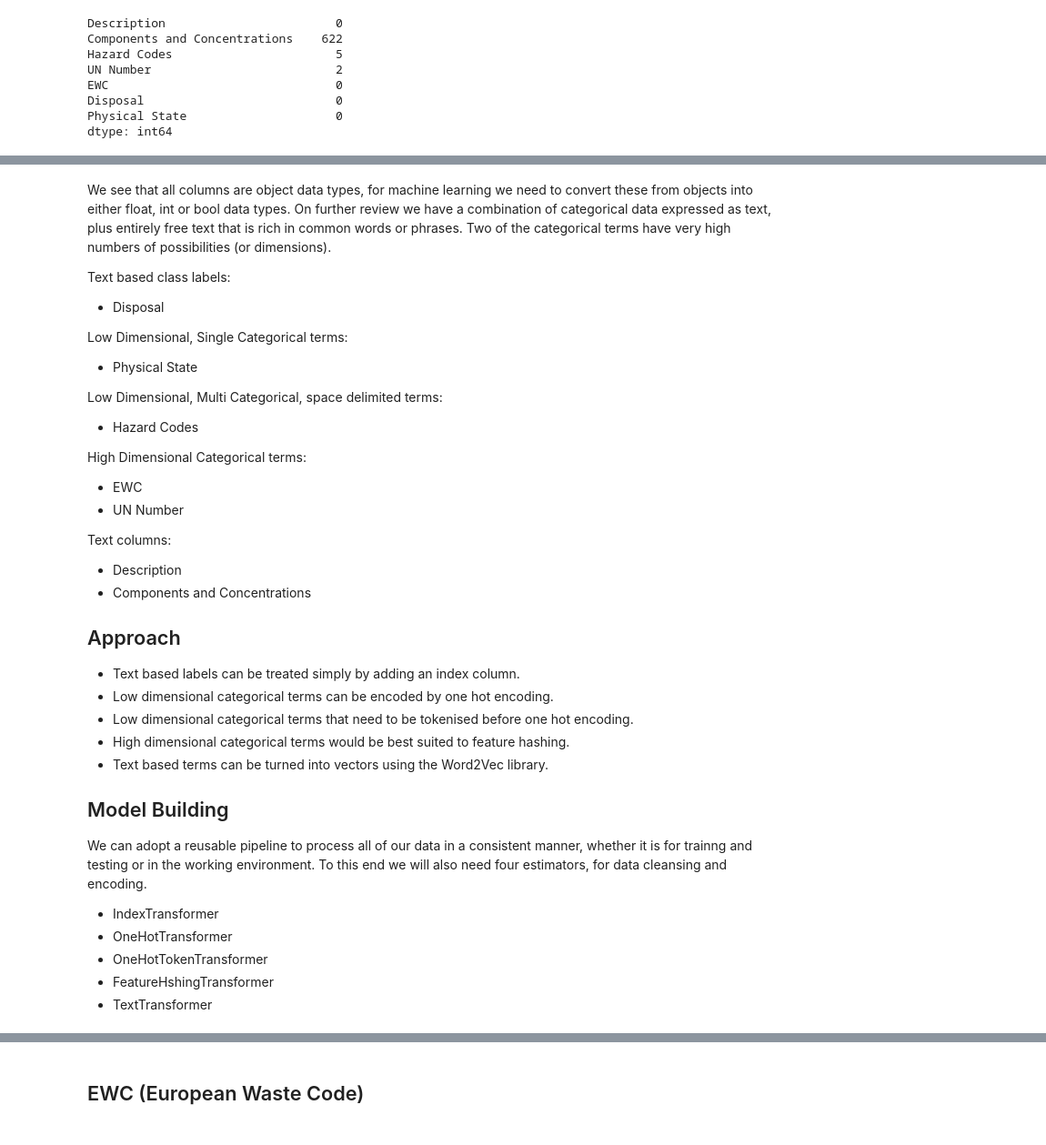
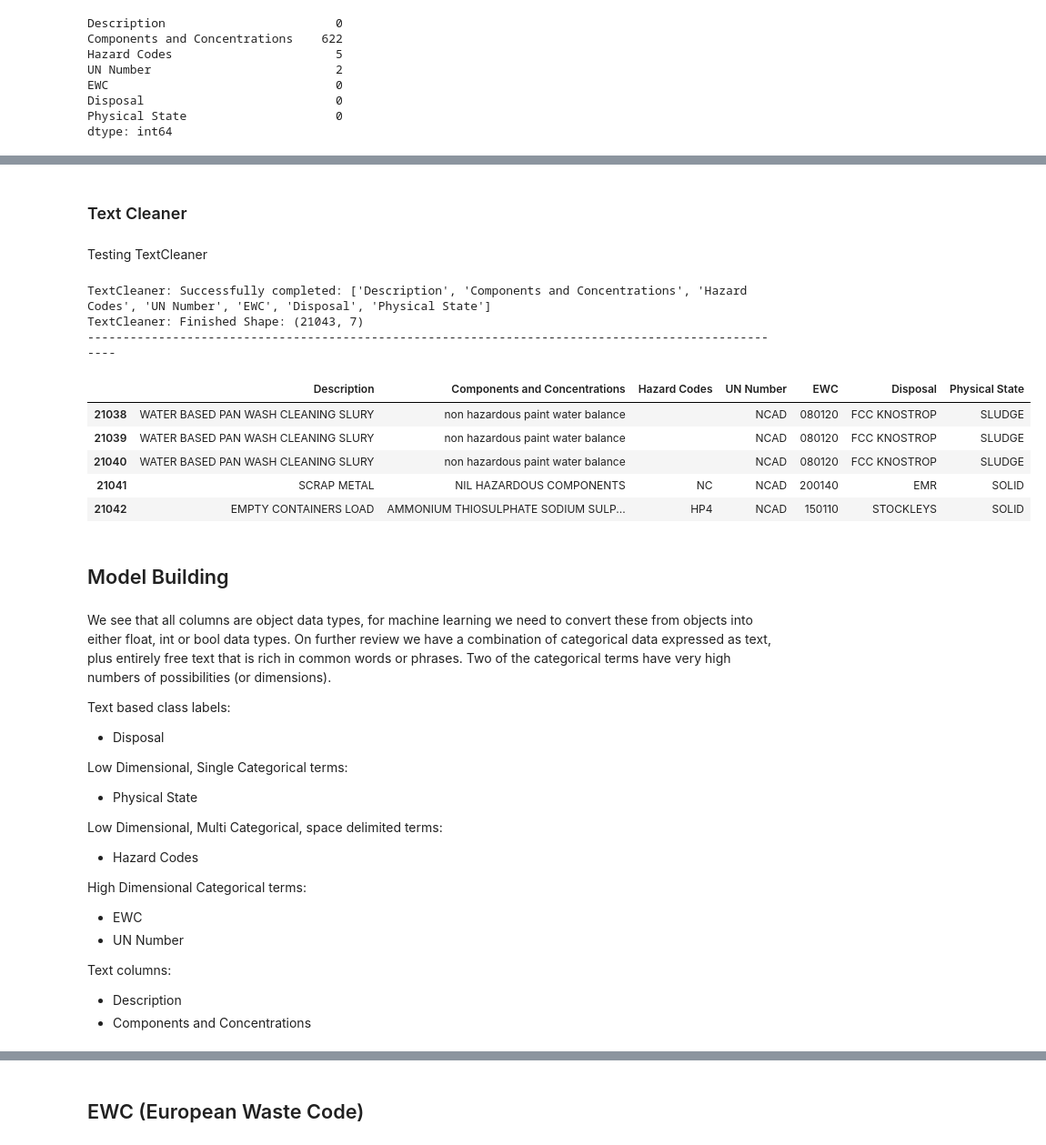
Before and after one commit to gertLush/DisposalPrediction, a Jupyter notebook: Disposal_Prediction1.ipynb, the cells around one changed output, grey strips where cells are left out. Shown at 91% size. Saved outputs shown, nothing was run; the diff lists cells and outputs as text; code cells hidden in the pictures.

```diff
--- a/Disposal_Prediction1.ipynb
+++ b/Disposal_Prediction1.ipynb
@@ -276,0 +335,2 @@ dtype: object
+# %% [markdown]
+### Text Cleaner
@@ -277,3 +402,33 @@ dtype: object
+# %% [markdown]
+Testing TextCleaner
+# %%
+# Redefine params
+tc_params = {
+    'tc__remove_number_cols': ['Description', 'Components and Concentrations']
+}
+
+# Create a pipeline to build a model
+tc_pipe = Pipeline([
+    ('tc', TextCleaner())
+])
+
+tc_pipe.set_params(**tc_params)
+
+# Re-run the pipeline with new estimators
+tc_trim = tc_pipe.fit_transform(rv_trim)
+tc_trim.tail(5)
+# %% [output]
+TextCleaner: Successfully completed: ['Description', 'Components and Concentrations', 'Hazard Codes', 'UN Number', 'EWC', 'Disposal', 'Physical State']
+TextCleaner: Finished Shape: (21043, 7)
+----------------------------------------------------------------------------------------------------
+|  | Description | Components and Concentrations | Hazard Codes | UN Number | EWC | Disposal | Physical State |
+| 21038 | WATER BASED PAN WASH CLEANING SLURY | non hazardous paint water balance |  | NCAD | 080120 | FCC KNOSTROP | SLUDGE |
+| 21039 | WATER BASED PAN WASH CLEANING SLURY | non hazardous paint water balance |  | NCAD | 080120 | FCC KNOSTROP | SLUDGE |
+| 21040 | WATER BASED PAN WASH CLEANING SLURY | non hazardous paint water balance |  | NCAD | 080120 | FCC KNOSTROP | SLUDGE |
+| 21041 | SCRAP METAL | NIL HAZARDOUS COMPONENTS | NC | NCAD | 200140 | EMR | SOLID |
+| 21042 | EMPTY CONTAINERS LOAD | AMMONIUM THIOSULPHATE SODIUM SULP... | HP4 | NCAD | 150110 | STOCKLEYS | SOLID |
+# %% [markdown]
+## Model Building
 # %% [markdown]
 We see that all columns are object data types, for machine learning we need to convert these from objects into either float, int or bool data types. On further review we have a combination of categorical data expressed as text, plus entirely free text that is rich in common words or phrases. Two of the categorical terms have very high numbers of possibilities (or dimensions).
 
@@ -293,18 +448,3 @@ High Dimensional Categorical terms:
 Text columns:
 - Description
 - Components and Concentrations
-
-## Approach
-- Text based labels can be treated simply by adding an index column.
-- Low dimensional categorical terms can be encoded by one hot encoding.
-- Low dimensional categorical terms that need to be tokenised before one hot encoding.
-- High dimensional categorical terms would be best suited to feature hashing.
-- Text based terms can be turned into vectors using the Word2Vec library.
-
-## Model Building
-We can adopt a reusable pipeline to process all of our data in a consistent manner, whether it is for trainng and testing or in the working environment. To this end we will also need four estimators, for data cleansing and encoding.
-- IndexTransformer
-- OneHotTransformer
-- OneHotTokenTransformer
-- FeatureHshingTransformer
-- TextTransformer
```
Also changed, not shown: parts of 78 cells of this notebook.
